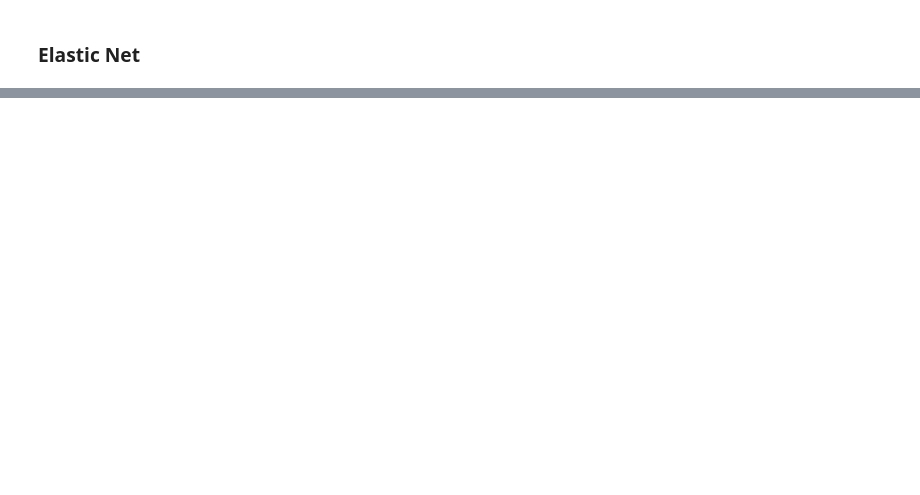
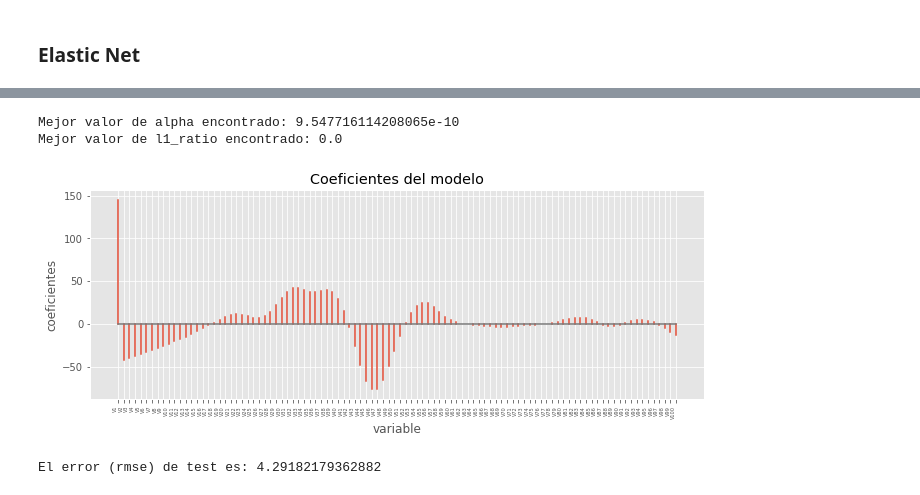
Before and after one commit to lucasbegue/clases-ML, a Jupyter notebook: notebook_clase2_reg.ipynb, the cells around one changed output, grey strips where cells are left out. Drawn from its saved outputs; the diff is of its cells as text; code cells hidden in the pictures; blank space fills up the shorter version.

```diff
--- a/notebook_clase2_reg.ipynb
+++ b/notebook_clase2_reg.ipynb
@@ -344,0 +403,36 @@ df_resultados_cv
+# %%
+# Mejor valor alpha y l1_ratio_ encontrado
+print(f"Mejor valor de alpha encontrado: {modelo.alpha_}")
+print(f"Mejor valor de l1_ratio encontrado: {modelo.l1_ratio_}")
+# %% [output]
+Mejor valor de alpha encontrado: 9.547716114208065e-10
+Mejor valor de l1_ratio encontrado: 0.0
+# %%
+# Coeficientes del modelo
+df_coeficientes = pd.DataFrame(
+                        {'predictor': X_train.columns,
+                         'coef': modelo.coef_.flatten()}
+                  )
+fig, ax = plt.subplots(figsize=(11, 3.84))
+ax.stem(df_coeficientes.predictor, df_coeficientes.coef, markerfmt=' ')
+plt.xticks(rotation=90, ha='right', size=5)
+ax.set_xlabel('variable')
+ax.set_ylabel('coeficientes')
+ax.set_title('Coeficientes del modelo');
+# %% [output]
+[figure, added]
+# %%
+# Predicciones test
+predicciones = modelo.predict(X=X_test)
+predicciones = predicciones.flatten()
+
+# Error de test del modelo
+rmse_elastic = mean_squared_error(
+    y_true  = y_test,
+    y_pred  = predicciones,
+    squared = False
+)
+
+print(f"El error (rmse) de test es: {rmse_elastic}")
+# %% [output]
+El error (rmse) de test es: 4.29182179362882
```
Also changed, not shown: parts of 19 cells of this notebook.
